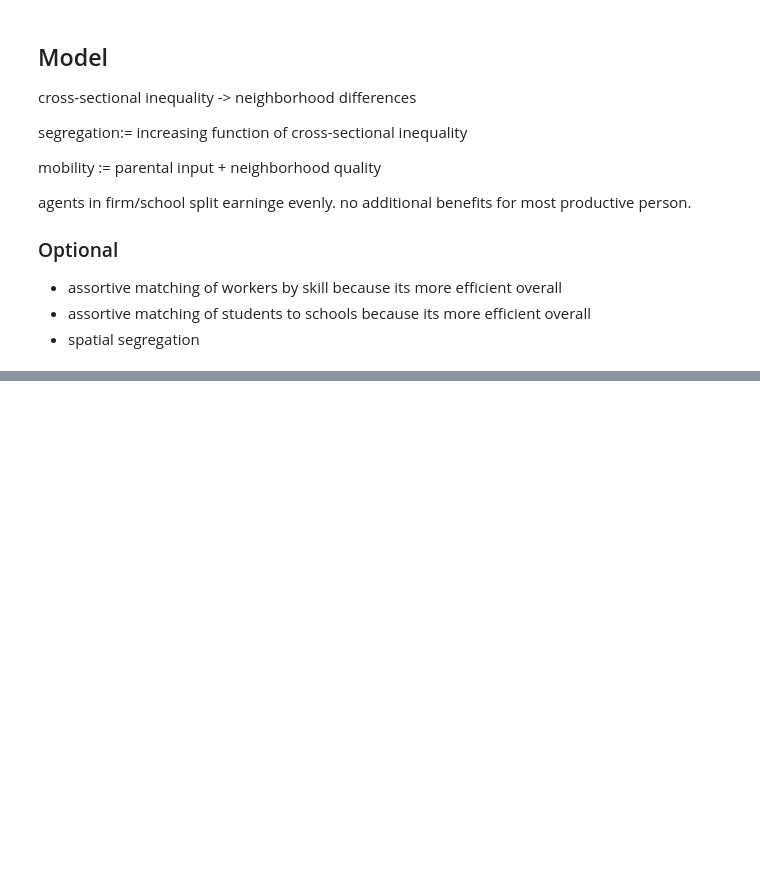
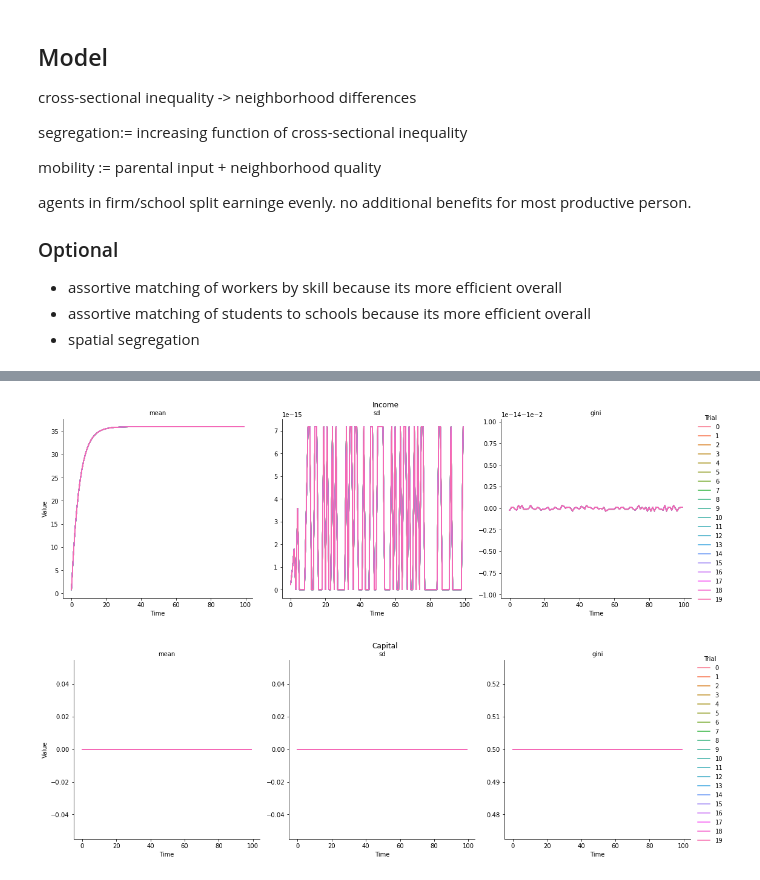
Before and after one commit to eric-mc2/MobilitySim, a Jupyter notebook: Inter-Generational Mobility.ipynb, the cells around one changed output, grey strips where cells are left out. Drawn from its saved outputs; the diff is of its cells as text; code cells hidden in the pictures; blank space fills up the shorter version.

```diff
--- a/Inter-Generational Mobility.ipynb
+++ b/Inter-Generational Mobility.ipynb
@@ -77,0 +77,17 @@ res.human_capital.plot()
+# %%
+# Asymptotic income growth. (Yes, surprisingly linear growth less a percentage
+# tax rate causes an asymptotote. Yes, I checked by hand in excel)
+sim = Sim()
+
+sim.set('PARENTAL_INVESTMENT_COEF', 1)
+sim.set('INCOME_GROWTH', 9)
+sim.set('SKILL_FROM_INCOME', 0)
+sim.set('CAPITAL_EFFICIENCY', 0)
+sim.set('TAX_RATE', .2)
+
+res = sim.run(20)
+res.income.plot()
+res.human_capital.plot()
+# %% [output]
+[figure, added]
+[figure, added]
```
Also changed, not shown: parts of 8 cells of this notebook, 2 other files.
